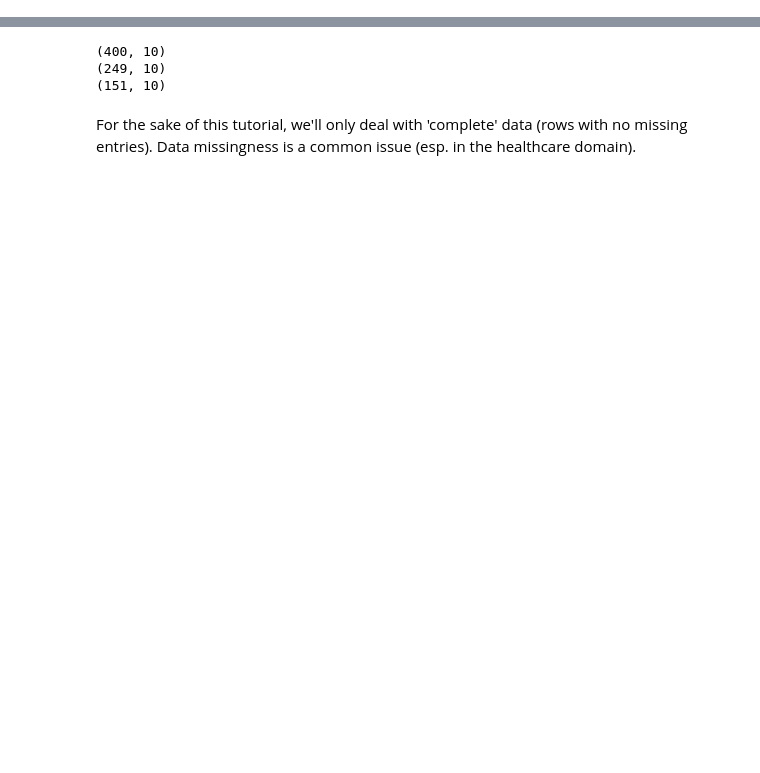
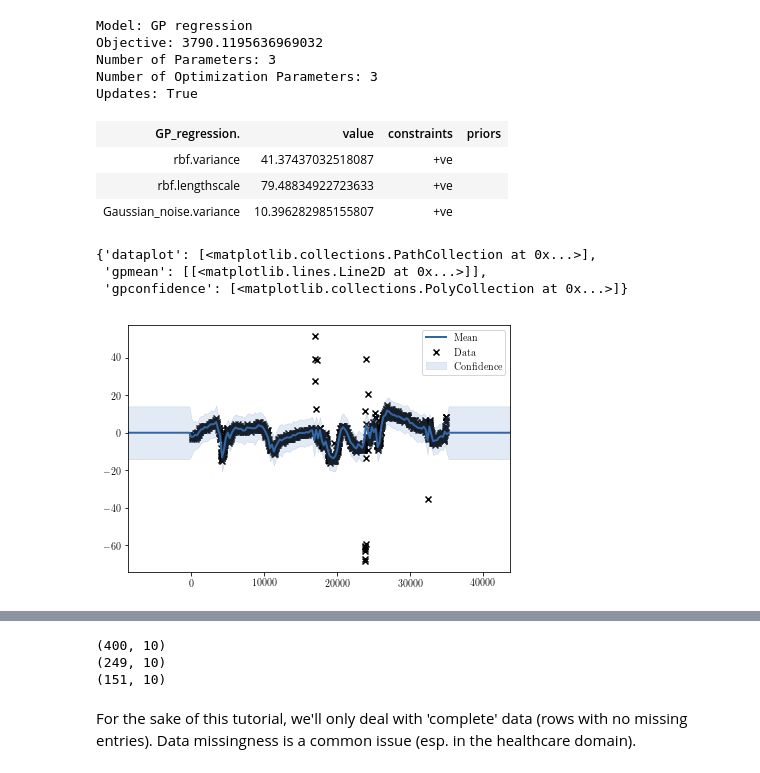
Before and after one commit to dataforager/DSA2019-gp_tutorial, a Jupyter notebook: gp_tutorial_DSA2019.ipynb, the cells around one changed output, grey strips where cells are left out. Cells and saved outputs as stored; diff of their text form; code cells hidden in the pictures; blank space fills up the shorter version.

```diff
--- a/gp_tutorial_DSA2019.ipynb
+++ b/gp_tutorial_DSA2019.ipynb
@@ -13,0 +117,17 @@ Generate unstructured, nonstationary time series data (**TO DO**)
+# %%
+display(m)
+m.plot()
+# %% [output]
+Model: GP regression
+Objective: 3790.1195636969032
+Number of Parameters: 3
+Number of Optimization Parameters: 3
+Updates: True
+| GP_regression. | value | constraints | priors |
+| rbf.variance | 41.37437032518087 | +ve |  |
+| rbf.lengthscale | 79.48834922723633 | +ve |  |
+| Gaussian_noise.variance | 10.396282985155807 | +ve |  |
+{'dataplot': [<matplotlib.collections.PathCollection at 0x...>],
+ 'gpmean': [[<matplotlib.lines.Line2D at 0x...>]],
+ 'gpconfidence': [<matplotlib.collections.PolyCollection at 0x...>]}
+[figure, added]
```
Also changed, not shown: parts of 18 cells of this notebook.
